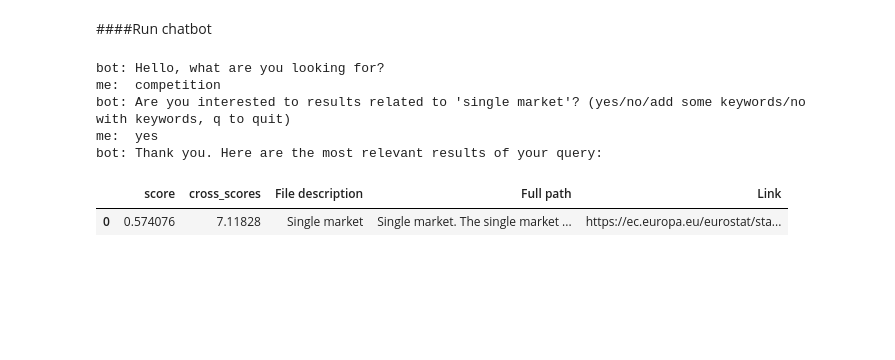
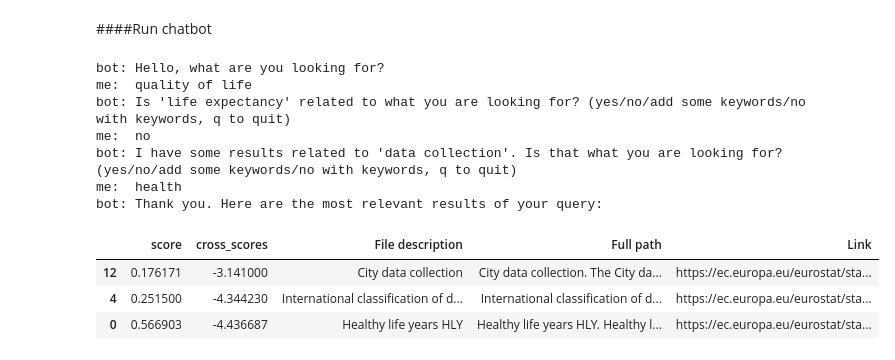
Before and after one commit to eurostat/NLP4Stat, a Jupyter notebook: Use case D/Use_Case_D_DeepPavlov_v2_rev_June2022.ipynb, the cells around one changed output. Cells and saved outputs as stored; diff of their text form; code cells hidden in the pictures; blank space fills up the shorter version.

```diff
--- a/Use case D/Use_Case_D_DeepPavlov_v2_rev_June2022.ipynb
+++ b/Use case D/Use_Case_D_DeepPavlov_v2_rev_June2022.ipynb
@@ -1435,12 +1423,17 @@ True
 chatbot = Chatbot()
 # %%
 # You may also change parameter show_inter_results here, from show_inter_results to True or False
+show_inter_results = False
 query_results_df = chatbot.run(stop_after_multiple_no=6, stop_after_multiple_yes=5, show_inter_results=show_inter_results)
 # %% [output]
 bot: Hello, what are you looking for?
-me:  competition
-bot: Are you interested to results related to 'single market'? (yes/no/add some keywords/no with keywords, q to quit)
-me:  yes
+me:  quality of life
+bot: Is 'life expectancy' related to what you are looking for? (yes/no/add some keywords/no with keywords, q to quit)
+me:  no
+bot: I have some results related to 'data collection'. Is that what you are looking for? (yes/no/add some keywords/no with keywords, q to quit)
+me:  health
 bot: Thank you. Here are the most relevant results of your query:
 |  | score | cross_scores | File description | Full path | Link |
-| 0 | 0.574076 | 7.11828 | Single market | Single market. The single market ... | https://ec.europa.eu/eurostat/sta... |
+| 12 | 0.176171 | -3.141000 | City data collection | City data collection. The City da... | https://ec.europa.eu/eurostat/sta... |
+| 4 | 0.251500 | -4.344230 | International classification of d... | International classification of d... | https://ec.europa.eu/eurostat/sta... |
+| 0 | 0.566903 | -4.436687 | Healthy life years HLY | Healthy life years HLY. Healthy l... | https://ec.europa.eu/eurostat/sta... |
```
Also changed, not shown: parts of 7 cells of this notebook.
